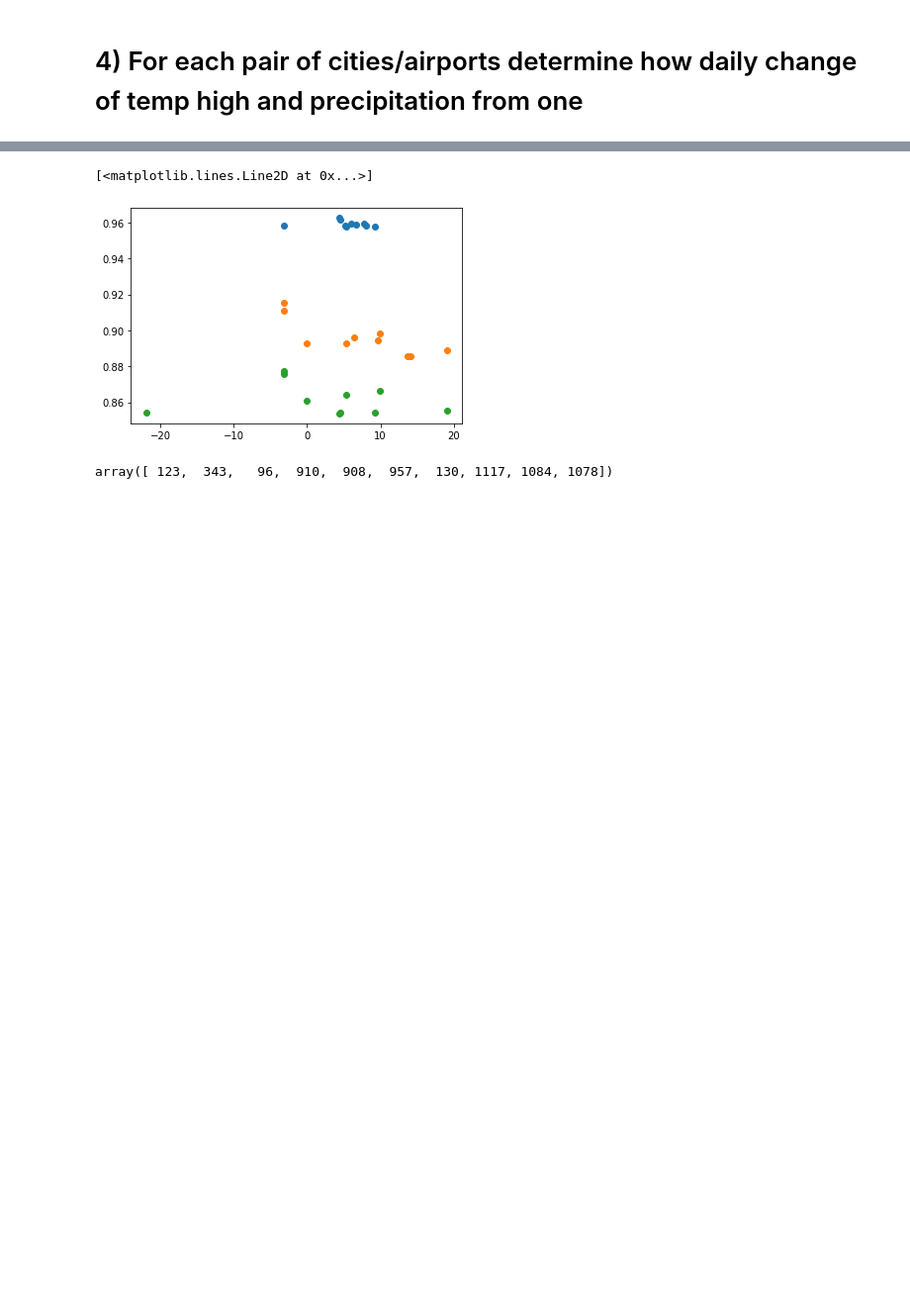
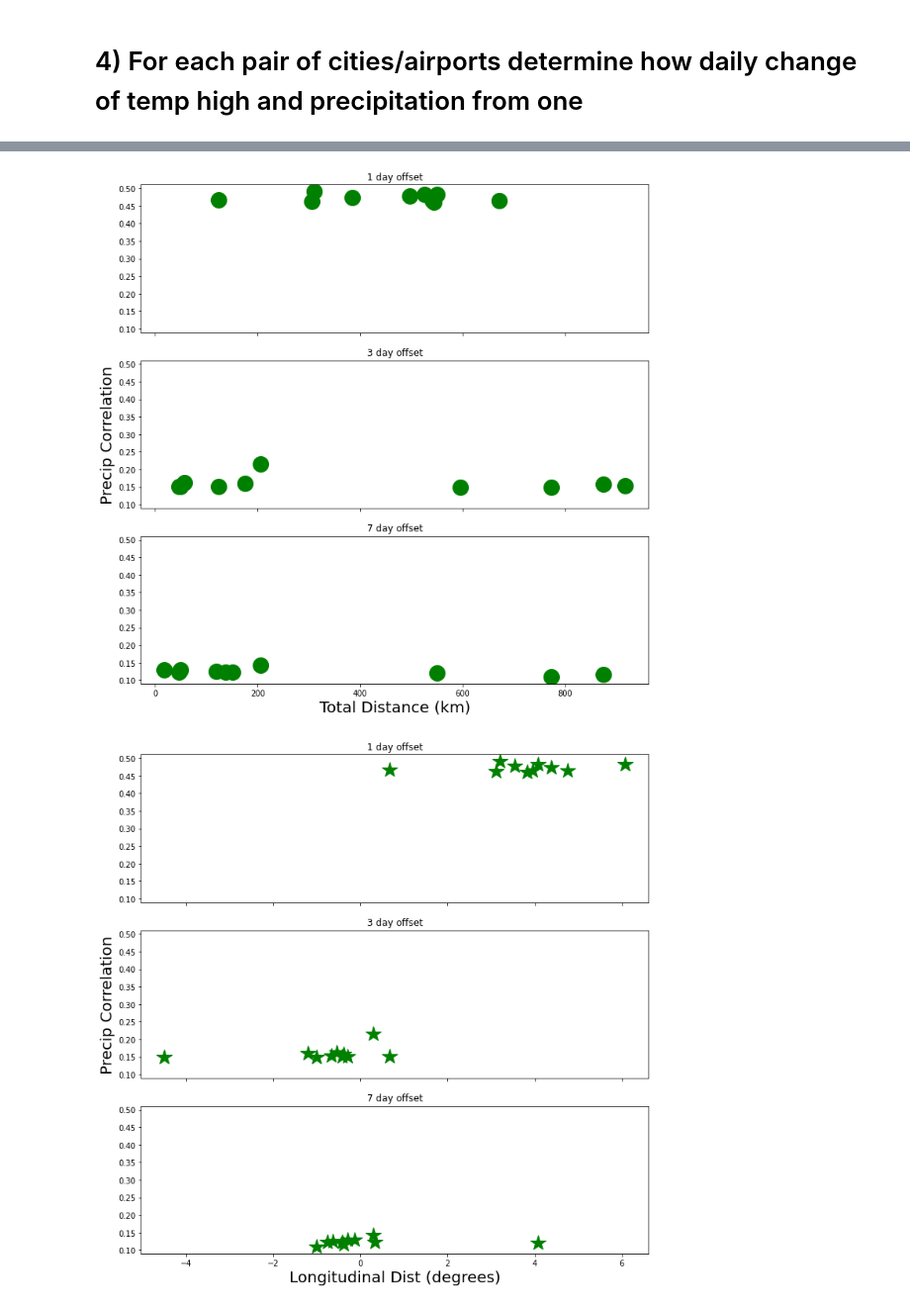
Before and after one commit to mdoyle17/python-ay250-homework-berkeley, a Jupyter notebook: hw_5/HW_5_Doyle.ipynb, the cells around one changed output, grey strips where cells are left out. Shown: that part at 99% size. Cells and saved outputs as stored; diff of their text form; code cells hidden in the pictures; blank space fills up the shorter version.

```diff
--- a/hw_5/HW_5_Doyle.ipynb
+++ b/hw_5/HW_5_Doyle.ipynb
@@ -191,7 +191,7 @@ for x,row in df_.iterrows():
     df['time'] = df['time'].dt.strftime('%m/%d/%Y')
 
     #Add weather info to table
-    df.to_sql('weather_hist', con=connection, if_exists='append',index=False)
+    df.to_sql('weather_history', con=connection, if_exists='append',index=False)
 
     i = i+1
     print("%0.10f percent there" %(i / len(df_['long'].values) * 100))
@@ -201,10 +201,10 @@ for x,row in df_.iterrows():
 # %%
 #Test run, make sure things are working properly
 import numpy as np
-sql_cmd = """SELECT iata FROM weather_hist where time ='01/01/1990'"""
+sql_cmd = """SELECT iata FROM weather_history where time ='01/01/1990'"""
 cursor.execute(sql_cmd)
 db_info = np.array(cursor.fetchall())
 
-print(len(db_info))
+print(len(db_info)) # Should be equal to number of airports
 db_info
 # %% [output]
@@ -313,35 +375,25 @@ for x in allcombos:
 # %%
+#Find top ten strengths
 a = np.array(corr_1_temp)[np.argsort(np.array(corr_1_temp))[-10:]]
 b = np.array(lon_dist)[np.argsort(np.array(corr_1_temp))[-10:]]
+b_ = np.array(dist_total)[np.argsort(np.array(corr_1_temp))[-10:]]
 
 c = np.array(corr_3_temp)[np.argsort(np.array(corr_3_temp))[-10:]]
 d = np.array(lon_dist)[np.argsort(np.array(corr_3_temp))[-10:]]
+d_ = np.array(dist_total)[np.argsort(np.array(corr_3_temp))[-10:]]
 
 e = np.array(corr_7_temp)[np.argsort(np.array(corr_7_temp))[-10:]]
 f = np.array(lon_dist)[np.argsort(np.array(corr_7_temp))[-10:]]
+f_ = np.array(dist_total)[np.argsort(np.array(corr_7_temp))[-10:]]
 
 g = np.array(corr_1_precip)[np.argsort(np.array(corr_1_precip))[-10:]]
 h = np.array(lon_dist)[np.argsort(np.array(corr_1_precip))[-10:]]
+h_ = np.array(dist_total)[np.argsort(np.array(corr_1_precip))[-10:]]
 
 i = np.array(corr_3_precip)[np.argsort(np.array(corr_3_precip))[-10:]]
 j = np.array(lon_dist)[np.argsort(np.array(corr_3_precip))[-10:]]
+j_ = np.array(dist_total)[np.argsort(np.array(corr_3_precip))[-10:]]
 
 k = np.array(corr_7_precip)[np.argsort(np.array(corr_7_precip))[-10:]]
 l = np.array(lon_dist)[np.argsort(np.array(corr_7_precip))[-10:]]
+l_ = np.array(dist_total)[np.argsort(np.array(corr_7_precip))[-10:]]
-# %%
-import matplotlib.pyplot as plt
-plt.figure()
-plt.plot(b, a, 'o')
-plt.plot(d, c,'o')
-plt.plot(f, e,'o ')
-
-# plt.plot(h, g)
-# plt.plot(j, i)
-# plt.plot(l, k)
-# %% [output]
-[<matplotlib.lines.Line2D at 0x...>]
-[figure, removed]
-# %%
-top_2_idx
-# %% [output]
-array([ 123,  343,   96,  910,  908,  957,  130, 1117, 1084, 1078])
@@ -347,0 +434,38 @@ array([ 123,  343,   96,  910,  908,  957,  130, 1117, 1084, 1078])
+# %%
+import matplotlib.pyplot as plt
+fig, axs = plt.subplots(3, figsize=[10,10],sharex = True, sharey=True)
+
+#Plotting precipitation correlation as function of total distance
+
+axs[0].plot(h_, g, 'go' , markersize=20)
+axs[0].set_title('1 day offset')
+
+
+axs[1].plot(j_, i, 'go', markersize=20)
+axs[1].set_title('3 day offset')
+
+
+axs[2].plot(l_, k, 'go', markersize=20)
+axs[2].set_title('7 day offset')
+axs[2].set_xlabel('Total Distance (km)', fontsize=20)
+axs[1].set_ylabel('Precip Correlation', fontsize=20)
+
+plt.tight_layout()
+
+fig, axs = plt.subplots(3, figsize=[10,10],sharex = True, sharey=True)
+
+axs[0].plot(h, g, 'g*' ,markersize=20)
+axs[0].set_title('1 day offset')
+
+axs[1].plot(j, i, 'g*', markersize=20)
+axs[1].set_title('3 day offset')
+
+
+axs[2].plot(l, k, 'g*', markersize=20)
+axs[2].set_title('7 day offset')
+axs[1].set_ylabel('Precip Correlation', fontsize=20)
+axs[2].set_xlabel('Longitudinal Dist (degrees)', fontsize=20)
+plt.tight_layout()
+# %% [output]
+[figure, added]
+[figure, added]
```
Also changed, not shown: parts of 14 cells of this notebook.
